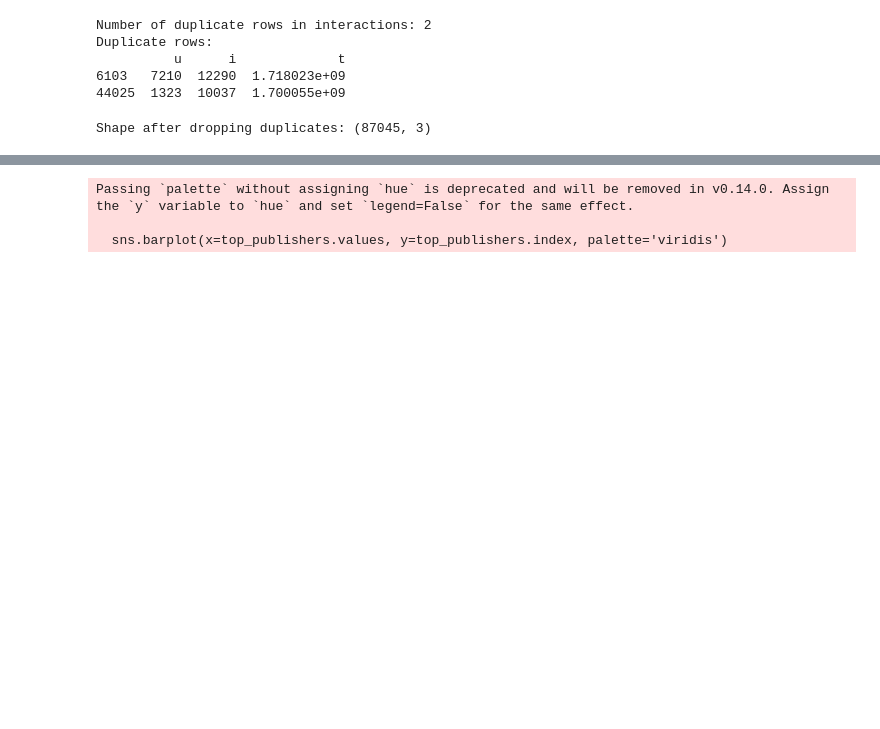
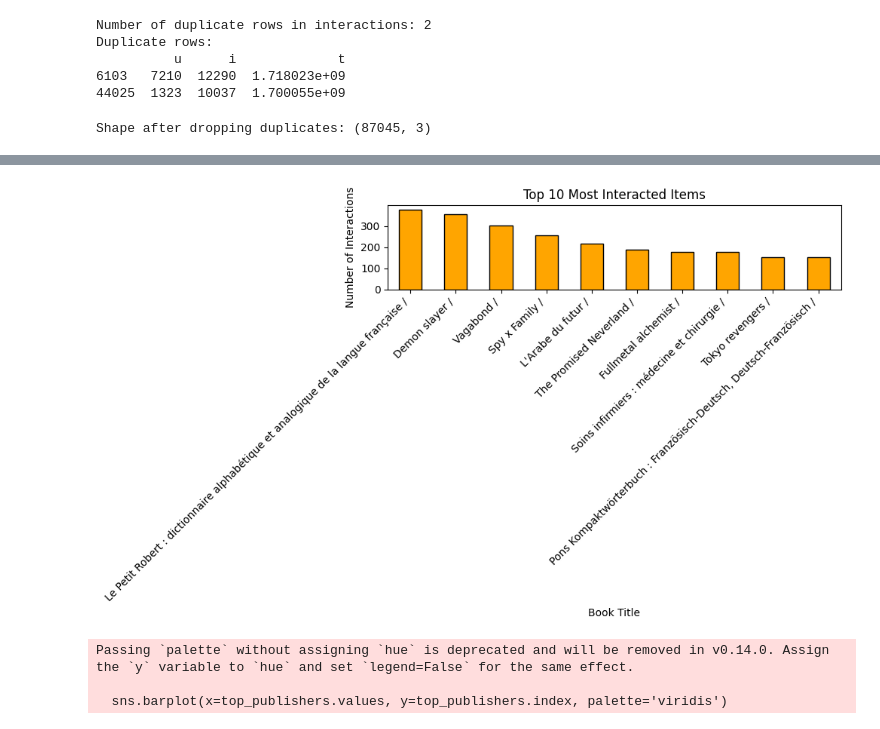
Before and after one commit to fedeamedeo/Machine-Learning-project-Book-recommender, a Jupyter notebook: Migros_Final.ipynb, the cells around one changed output, grey strips where cells are left out. Drawn from its saved outputs; the diff is of its cells as text; code cells hidden in the pictures; blank space fills up the shorter version.

```diff
--- a/Migros_Final.ipynb
+++ b/Migros_Final.ipynb
@@ -116,3 +108,23 @@ Time range: 1672663643.0 to 1728925054.0
+# %%
+# Create a mapping from item IDs to their titles
+top_items = item_interactions.head(10)
+item_id_to_title = items.set_index('i')['Title'].to_dict()
+
+# Map item IDs to titles for the top items
+top_items_with_titles = pd.Series(index=[item_id_to_title.get(i, f"Unknown ({i})") for i in top_items.index],
+                                  data=top_items.values)
+
+# Plot the top items with their titles
+plt.figure(figsize=(10, 6))
+top_items_with_titles.plot(kind='bar', color='orange', edgecolor='black')
+plt.title('Top 10 Most Interacted Items')
+plt.xlabel('Book Title')
+plt.ylabel('Number of Interactions')
+plt.xticks(rotation=45, ha='right')
+plt.tight_layout()
+plt.show()
+# %% [output]
+[figure, added]
 # %%
 #distribution of publishers
 plt.figure(figsize=(12, 6))
```
Also changed, not shown: parts of 1 cell of this notebook.
